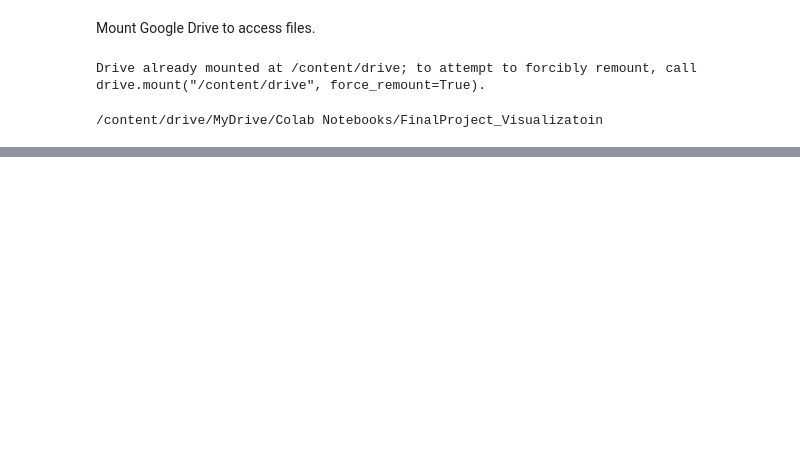
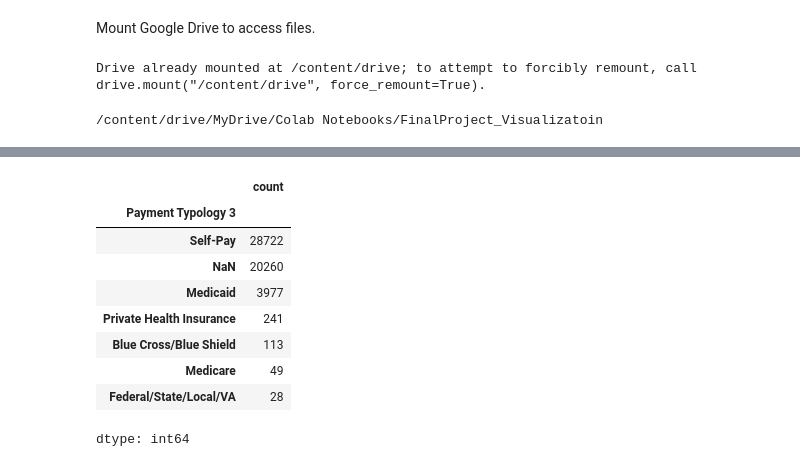
Before and after one commit to kpsalida/HospitalDischarges_Visualization, a Jupyter notebook: viz_eda.ipynb, the cells around one changed output, grey strips where cells are left out. Drawn from its saved outputs; the diff is of its cells as text; code cells hidden in the pictures; blank space fills up the shorter version.

```diff
--- a/viz_eda.ipynb
+++ b/viz_eda.ipynb
@@ -40,0 +154,13 @@ df.head()
+# %%
+df.value_counts('Payment Typology 3', dropna=False)
+# %% [output]
+|  | count |
+| Payment Typology 3 |  |
+| Self-Pay | 28722 |
+| NaN | 20260 |
+| Medicaid | 3977 |
+| Private Health Insurance | 241 |
+| Blue Cross/Blue Shield | 113 |
+| Medicare | 49 |
+| Federal/State/Local/VA | 28 |
+dtype: int64
```
Also changed, not shown: parts of 13 cells of this notebook.
